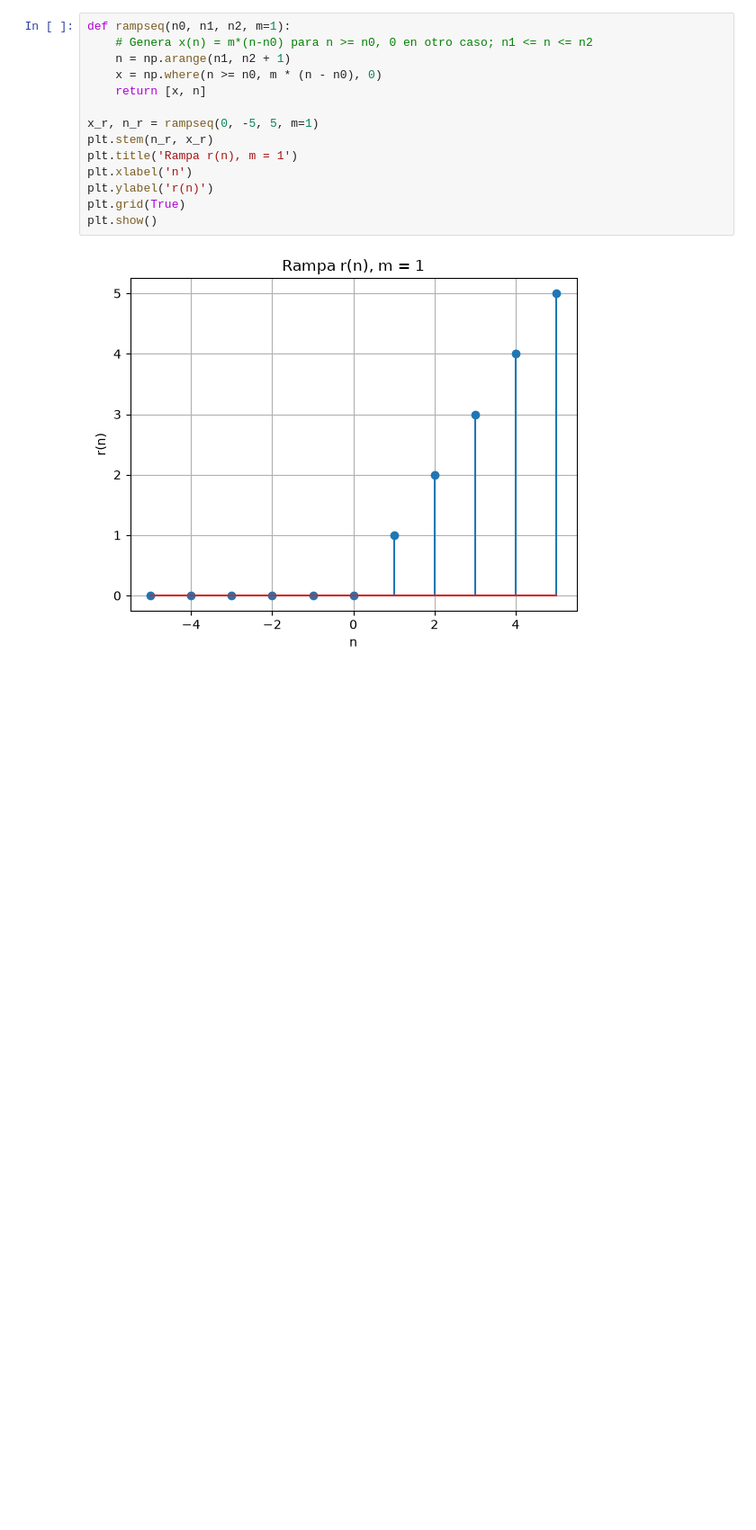
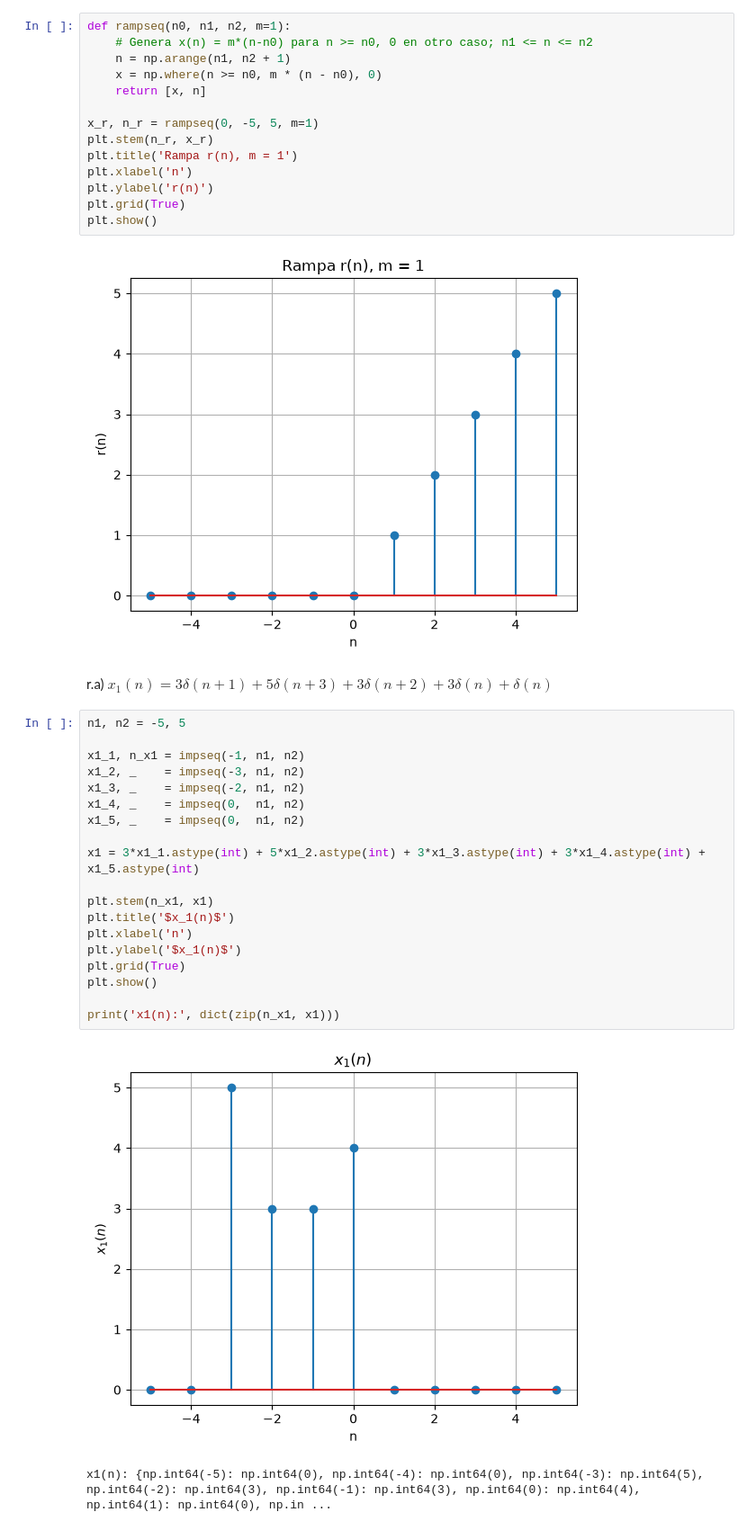
Before and after one commit to soficede/biosenales_2026, a Jupyter notebook: practica_01/practica_1.ipynb, the cells around one changed output. Shown at 90% size. Cells and saved outputs as stored; diff of their text form; blank space fills up the shorter version.

```diff
--- a/practica_01/practica_1.ipynb
+++ b/practica_01/practica_1.ipynb
@@ -207,3 +207,27 @@ plt.grid(True)
 plt.show()
 # %% [output]
 [figure]
+# %% [markdown]
+r.a) $x_1(n) = 3\delta(n+1) + 5\delta(n+3) + 3\delta(n+2) + 3\delta(n) + \delta(n)$
+# %%
+n1, n2 = -5, 5
+
+x1_1, n_x1 = impseq(-1, n1, n2)
+x1_2, _    = impseq(-3, n1, n2)
+x1_3, _    = impseq(-2, n1, n2)
+x1_4, _    = impseq(0,  n1, n2)
+x1_5, _    = impseq(0,  n1, n2)
+
+x1 = 3*x1_1.astype(int) + 5*x1_2.astype(int) + 3*x1_3.astype(int) + 3*x1_4.astype(int) + x1_5.astype(int)
+
+plt.stem(n_x1, x1)
+plt.title('$x_1(n)$')
+plt.xlabel('n')
+plt.ylabel('$x_1(n)$')
+plt.grid(True)
+plt.show()
+
+print('x1(n):', dict(zip(n_x1, x1)))
+# %% [output]
+[figure, added]
+x1(n): {np.int64(-5): np.int64(0), np.int64(-4): np.int64(0), np.int64(-3): np.int64(5), np.int64(-2): np.int64(3), np.int64(-1): np.int64(3), np.int64(0): np.int64(4), np.int64(1): np.int64(0), np.in ...
```
Also changed, not shown: parts of 33 cells of this notebook.
